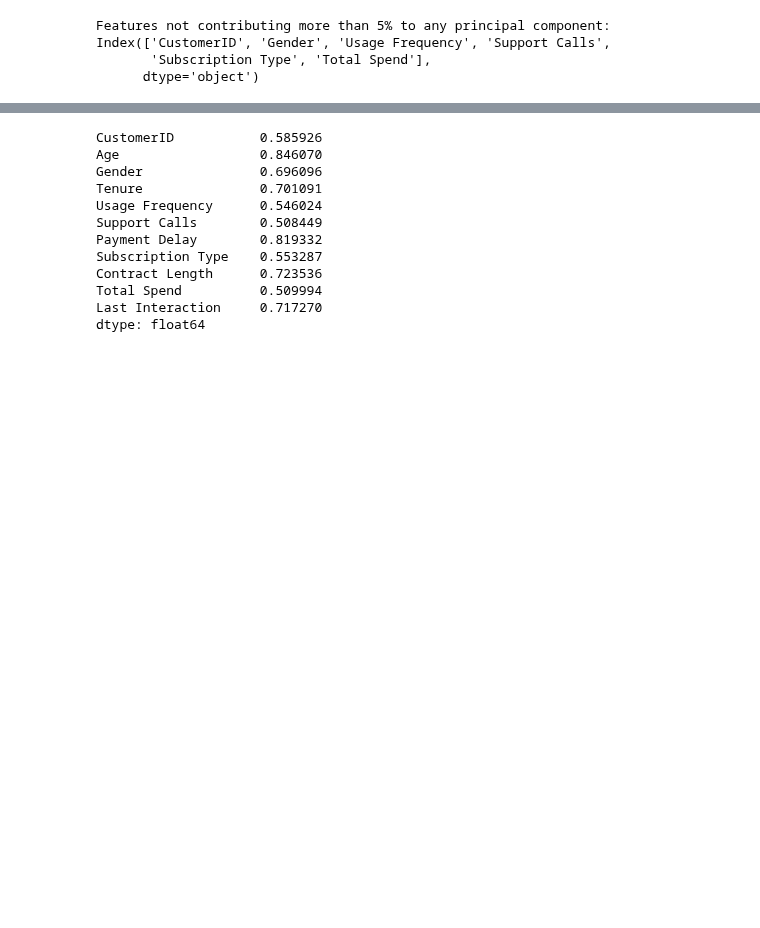
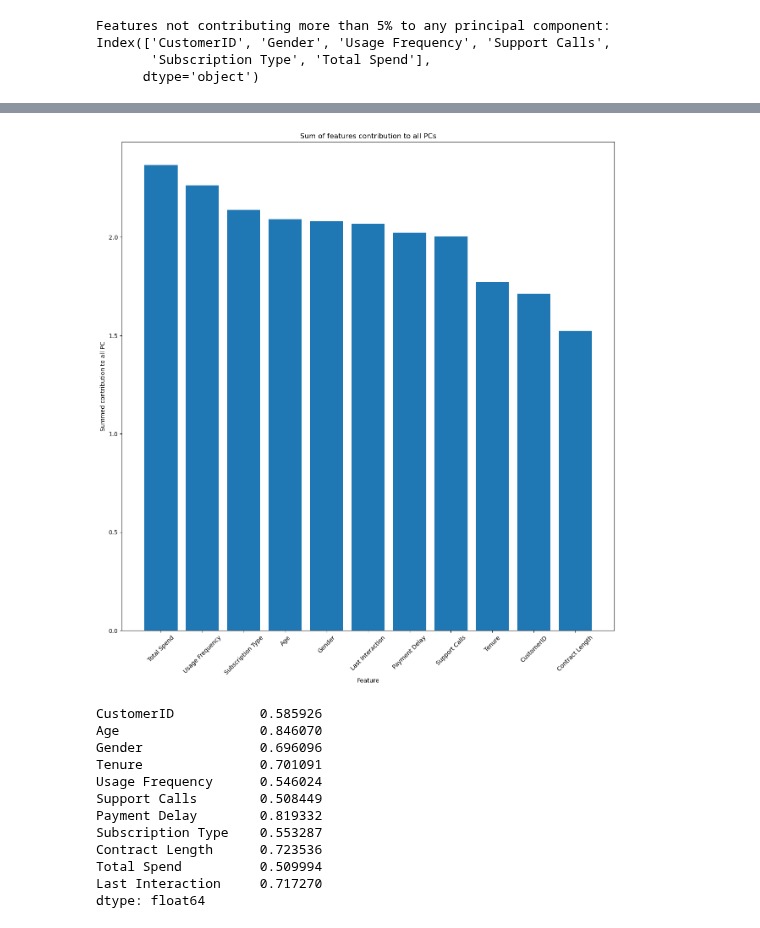
Before and after one commit to Johannes3001/AppliedML_Assign.01, a Jupyter notebook: JohannesCode.ipynb, the cells around one changed output, grey strips where cells are left out. Cells and saved outputs as stored; diff of their text form; code cells hidden in the pictures; blank space fills up the shorter version.

```diff
--- a/JohannesCode.ipynb
+++ b/JohannesCode.ipynb
@@ -298,3 +329,6 @@ Features not contributing more than 5% to any principal component:
 Index(['CustomerID', 'Gender', 'Usage Frequency', 'Support Calls',
        'Subscription Type', 'Total Spend'],
       dtype='object')
+# %%
+feature_sum_contribution = feature_contributions.abs().sum()
+feature_sum_contribution
@@ -301,3 +348,22 @@ Index(['CustomerID', 'Gender', 'Usage Frequency', 'Support Calls',
+# %%
+# Sort the Series in descending order by values
+feature_sum_contribution_sorted = feature_sum_contribution.sort_values(ascending=False)
+# %%
+# Create a bar chart
+plt.figure(figsize=(15,15))
+plt.bar(feature_sum_contribution_sorted.index, feature_sum_contribution_sorted.values)
+
+plt.xlabel("Feature")
+plt.ylabel("Summed contribution to all PC")
+plt.title("Sum of features contribution to all PCs")
+
+# Rotate x-axis labels for better readability (optional)
+plt.xticks(rotation=45)
+
+# Show the bar chart
+plt.show()
+# %% [output]
+[figure, added]
 # %%
 feature_max_contribution
 # %% [output]
```
Also changed, not shown: parts of 20 cells of this notebook.
